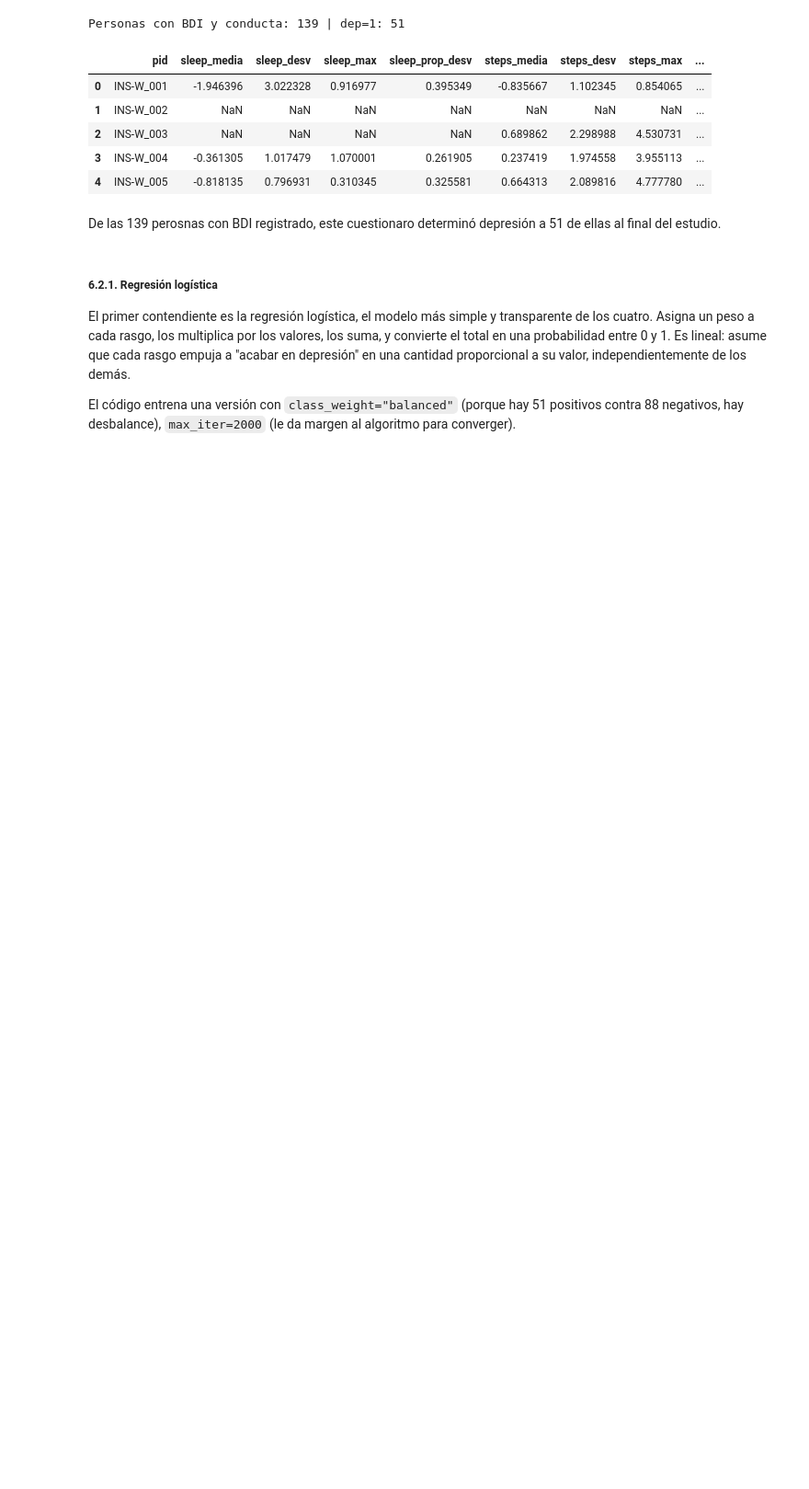
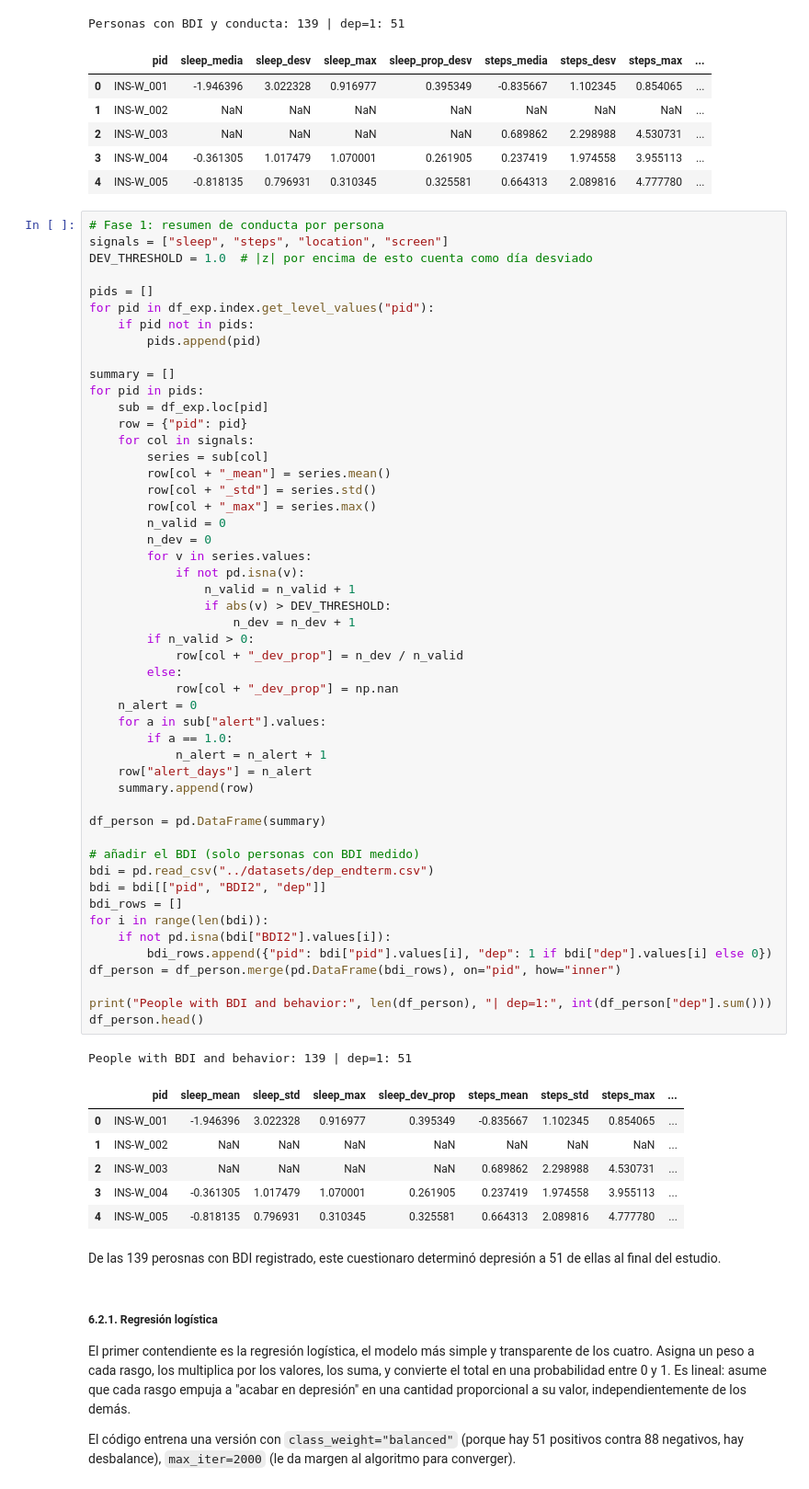
Before and after one commit to alejandrobarriel/globem, a Jupyter notebook: notebooks/globem.ipynb, the cells around one changed output. Shown at 92% size. Saved outputs shown, nothing was run; the diff lists cells and outputs as text; blank space fills up the shorter version.

```diff
--- a/notebooks/globem.ipynb
+++ b/notebooks/globem.ipynb
@@ -3586,6 +3593,64 @@ Personas con BDI y conducta: 139 | dep=1: 51
 | 2 | INS-W_003 | NaN | NaN | NaN | NaN | 0.689862 | 2.298988 | 4.530731 | ... |
 | 3 | INS-W_004 | -0.361305 | 1.017479 | 1.070001 | 0.261905 | 0.237419 | 1.974558 | 3.955113 | ... |
 | 4 | INS-W_005 | -0.818135 | 0.796931 | 0.310345 | 0.325581 | 0.664313 | 2.089816 | 4.777780 | ... |
+# %%
+# Fase 1: resumen de conducta por persona
+signals = ["sleep", "steps", "location", "screen"]
+DEV_THRESHOLD = 1.0  # |z| por encima de esto cuenta como día desviado
+
+pids = []
+for pid in df_exp.index.get_level_values("pid"):
+    if pid not in pids:
+        pids.append(pid)
+
+summary = []
+for pid in pids:
+    sub = df_exp.loc[pid]
+    row = {"pid": pid}
+    for col in signals:
+        series = sub[col]
+        row[col + "_mean"] = series.mean()
+        row[col + "_std"] = series.std()
+        row[col + "_max"] = series.max()
+        n_valid = 0
+        n_dev = 0
+        for v in series.values:
+            if not pd.isna(v):
+                n_valid = n_valid + 1
+                if abs(v) > DEV_THRESHOLD:
+                    n_dev = n_dev + 1
+        if n_valid > 0:
+            row[col + "_dev_prop"] = n_dev / n_valid
+        else:
+            row[col + "_dev_prop"] = np.nan
+    n_alert = 0
+    for a in sub["alert"].values:
+        if a == 1.0:
+            n_alert = n_alert + 1
+    row["alert_days"] = n_alert
+    summary.append(row)
+
+df_person = pd.DataFrame(summary)
+
+# añadir el BDI (solo personas con BDI medido)
+bdi = pd.read_csv("../datasets/dep_endterm.csv")
+bdi = bdi[["pid", "BDI2", "dep"]]
+bdi_rows = []
+for i in range(len(bdi)):
+    if not pd.isna(bdi["BDI2"].values[i]):
+        bdi_rows.append({"pid": bdi["pid"].values[i], "dep": 1 if bdi["dep"].values[i] else 0})
+df_person = df_person.merge(pd.DataFrame(bdi_rows), on="pid", how="inner")
+
+print("People with BDI and behavior:", len(df_person), "| dep=1:", int(df_person["dep"].sum()))
+df_person.head()
+# %% [output]
+People with BDI and behavior: 139 | dep=1: 51
+|  | pid | sleep_mean | sleep_std | sleep_max | sleep_dev_prop | steps_mean | steps_std | steps_max | ... |
+| 0 | INS-W_001 | -1.946396 | 3.022328 | 0.916977 | 0.395349 | -0.835667 | 1.102345 | 0.854065 | ... |
+| 1 | INS-W_002 | NaN | NaN | NaN | NaN | NaN | NaN | NaN | ... |
+| 2 | INS-W_003 | NaN | NaN | NaN | NaN | 0.689862 | 2.298988 | 4.530731 | ... |
+| 3 | INS-W_004 | -0.361305 | 1.017479 | 1.070001 | 0.261905 | 0.237419 | 1.974558 | 3.955113 | ... |
+| 4 | INS-W_005 | -0.818135 | 0.796931 | 0.310345 | 0.325581 | 0.664313 | 2.089816 | 4.777780 | ... |
 # %% [markdown]
 De las 139 perosnas con BDI registrado, este cuestionaro determinó depresión a 51 de ellas al final del estudio.
 # %% [markdown]
```
Also changed, not shown: parts of 57 cells of this notebook.
